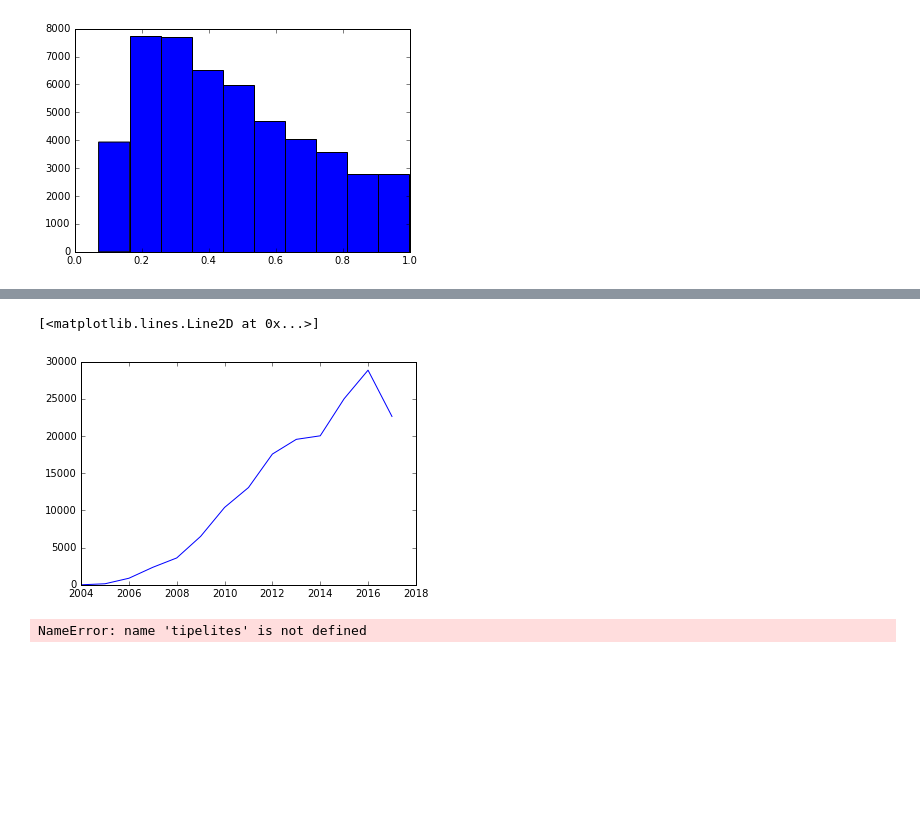
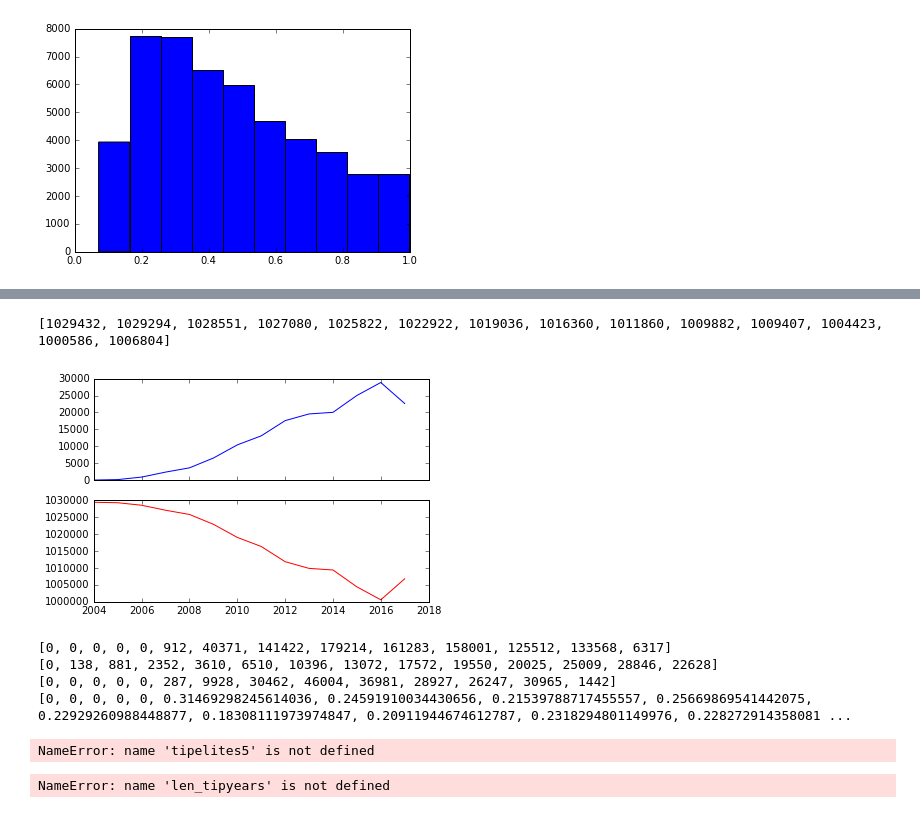
Before and after one commit to CornellDataScience/Yelp, a Jupyter notebook: salt-baes/Veronica/vmo5_eliteusers.ipynb, the cells around one changed output, grey strips where cells are left out. Saved outputs shown, nothing was run; the diff lists cells and outputs as text; code cells hidden in the pictures; blank space fills up the shorter version.

Commit message:
Adding updates to python notebook, working with descriptive stats on tips and users.

```diff
--- a/salt-baes/Veronica/vmo5_eliteusers.ipynb
+++ b/salt-baes/Veronica/vmo5_eliteusers.ipynb
@@ -121,5 +121,19 @@ def getElites(users):
                     xyear.append(users[eachuser][u'user_id'])
         elitelist.append(xyear)
     return elitelist
+
+def getNonElites(users):
+    '''Returns list of elite users for that year.'''
+    nonelitelist = []
+    selectyears = [u'2004', u'2005', u'2006', u'2007', u'2008', u'2009', u'2010',
+                   u'2011', u'2012', u'2013', u'2014', u'2015', u'2016', u'2017']
+    for x in range(len(selectyears)):
+        xyear=[]
+        for eachuser in range(len(users)):
+            elite = users[eachuser][u'elite']
+            if selectyears[x] not in elite:
+                xyear.append(users[eachuser][u'user_id'])
+        nonelitelist.append(xyear)
+    return nonelitelist
 # %%
 elites = getElites(users)
@@ -126,12 +142,23 @@ elites = getElites(users)
+# %%
+nonelites = getNonElites(users)
 # %%
 len_elites=[]
 for x in elites:
     len_elites.append(len(x))
+
+len_nonelites=[]
+for y in nonelites:
+    len_nonelites.append(len(y))
+print len_nonelites
+# %% [output]
+[1029432, 1029294, 1028551, 1027080, 1025822, 1022922, 1019036, 1016360, 1011860, 1009882, 1009407, 1004423, 1000586, 1006804]
-# %%
-plt.plot(yearspossible, len_elites)
-# %% [output]
-[<matplotlib.lines.Line2D at 0x...>]
-[figure, removed]
+# %%
+f, ax = plt.subplots(2, sharex=True)
+ax[0].plot(yearspossible, len_elites)
+ax[1].plot(yearspossible, len_nonelites, color='r')
+plt.show()
+# %% [output]
+[figure, added]
 # %%
 #946600 tips, what percent of them belong to elite users?
 
@@ -168,4 +210,31 @@ tipelites = getTipElites(tipyears, elites)
-# %%
-tipelites
-# %% [output]
-NameError: name 'tipelites' is not defined
+# %%
+print len_tipyears
+print len_elites
+print len_tipsfromelites
+print percent_tipsfromelites
+# %% [output]
+[0, 0, 0, 0, 0, 912, 40371, 141422, 179214, 161283, 158001, 125512, 133568, 6317]
+[0, 138, 881, 2352, 3610, 6510, 10396, 13072, 17572, 19550, 20025, 25009, 28846, 22628]
+[0, 0, 0, 0, 0, 287, 9928, 30462, 46004, 36981, 28927, 26247, 30965, 1442]
+[0, 0, 0, 0, 0, 0.31469298245614036, 0.24591910034430656, 0.21539788717455557, 0.25669869541442075, 0.22929260988448877, 0.18308111973974847, 0.20911944674612787, 0.2318294801149976, 0.228272914358081 ...
+# %%
+len_tipsfromelites = ([0, 0, 0, 0, 0] +
+[len(tipelites5), len(tipelites6), len(tipelites7), len(tipelites8), len(tipelites9), len(tipelites10),
+ len(tipelites11), len(tipelites12), len(tipelites13)])
+
+percent_tipsfromelites = []
+for x in range(14):
+    if len_tipyears[x] != 0:
+        percent_tipsfromelites.append(len_tipsfromelites[x]/float(len_tipyears[x]))
+    else:
+        percent_tipsfromelites.append(0)
+# %% [output]
+NameError: name 'tipelites5' is not defined
+# %%
+plt.plot(yearspossible, len_tipyears, label='Total tips per year')
+plt.plot(yearspossible, len_elites, label='Total amount of elites per year')
+plt.plot(yearspossible, len_tipsfromelites, label='Number of tips from elites')
+plt.legend(bbox_to_anchor=(1.05, 1), loc=2, borderaxespad=0.)
+plt.show()
+# %% [output]
+NameError: name 'len_tipyears' is not defined
```
Also changed, not shown: parts of 64 cells of this notebook, 4 other files.
